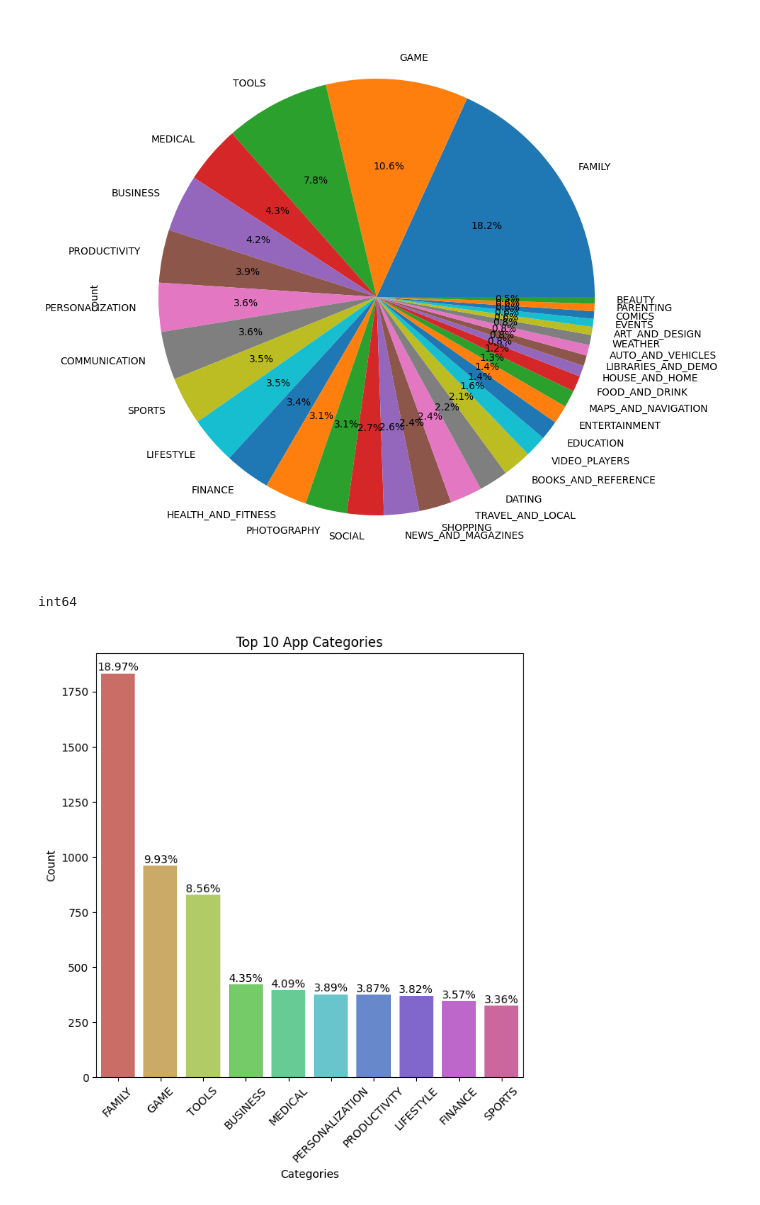
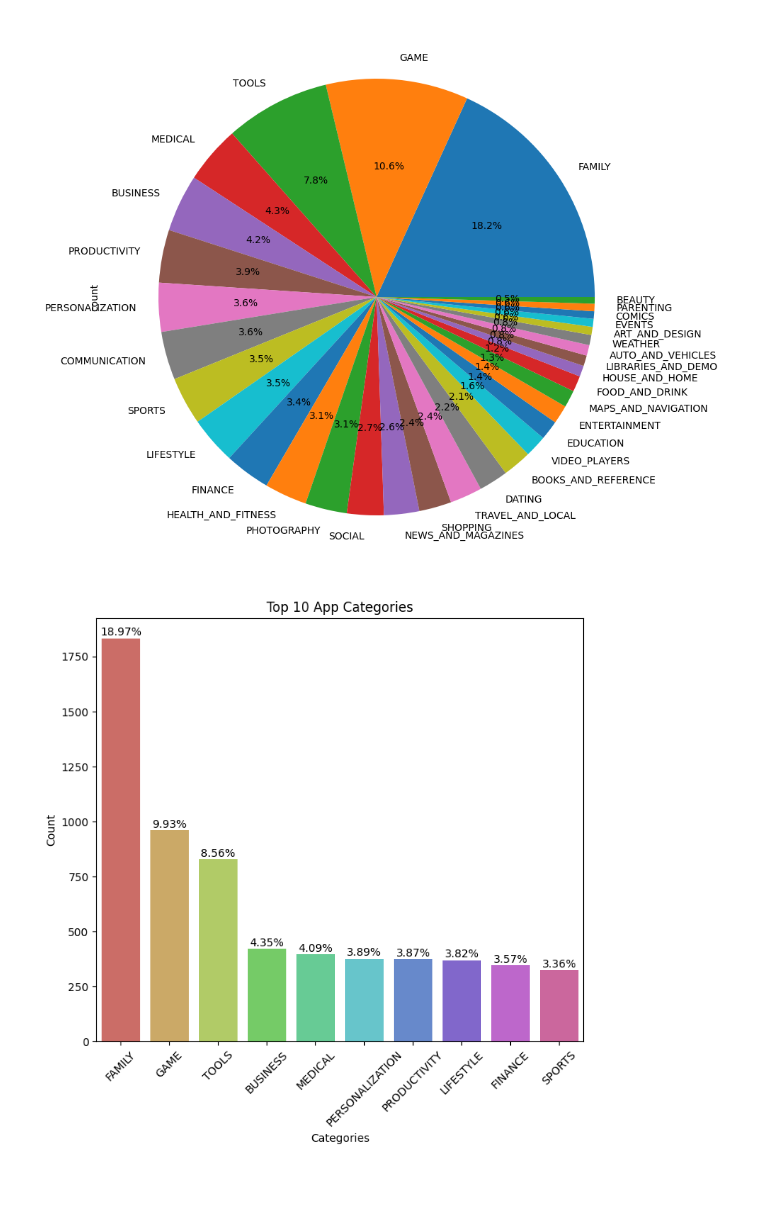
Before and after one commit to CodeLoopdroid/AI_ML_Bootcamp, a Jupyter notebook: Feature_Engineering/EDA&FE_Playstore.ipynb, the cells around one changed output. Cells and saved outputs as stored; diff of their text form; code cells hidden in the pictures.

```diff
--- a/Feature_Engineering/EDA&FE_Playstore.ipynb
+++ b/Feature_Engineering/EDA&FE_Playstore.ipynb
@@ -122,20 +122,16 @@ counts_pd.index.name = None
 counts_pd.sort_values(by = "Count", ascending=False, inplace=True)
 # %%
 # counts_pd
-# %%
-print(counts_pd["Count"].dtype)
-# %% [output]
-int64
 # %%
-plt.figure(figsize=(7,7))
+plt.figure(figsize=(8,7))
 sns.barplot(data=counts_pd[:10], y = "Count", x = counts_pd.index[:10], palette="hls")
 total = counts_pd["Count"].sum()
 counts_pd["Percentage"] = counts_pd["Count"].map(lambda x : (x / total * 100).round(2))
 for i , j in enumerate(counts_pd["Count"][:10], start=0):
     plt.text(x = i, y = j + 2, s = f"{counts_pd['Percentage'].iloc[i]}%", ha = "center", va = "bottom", fontsize = 10)
 plt.title("Top 10 App Categories")
 plt.xticks(rotation = 45)
 plt.xlabel("Categories")
 plt.show()
 # %% [output]
-[figure, old version]
+[figure, new version]
```
